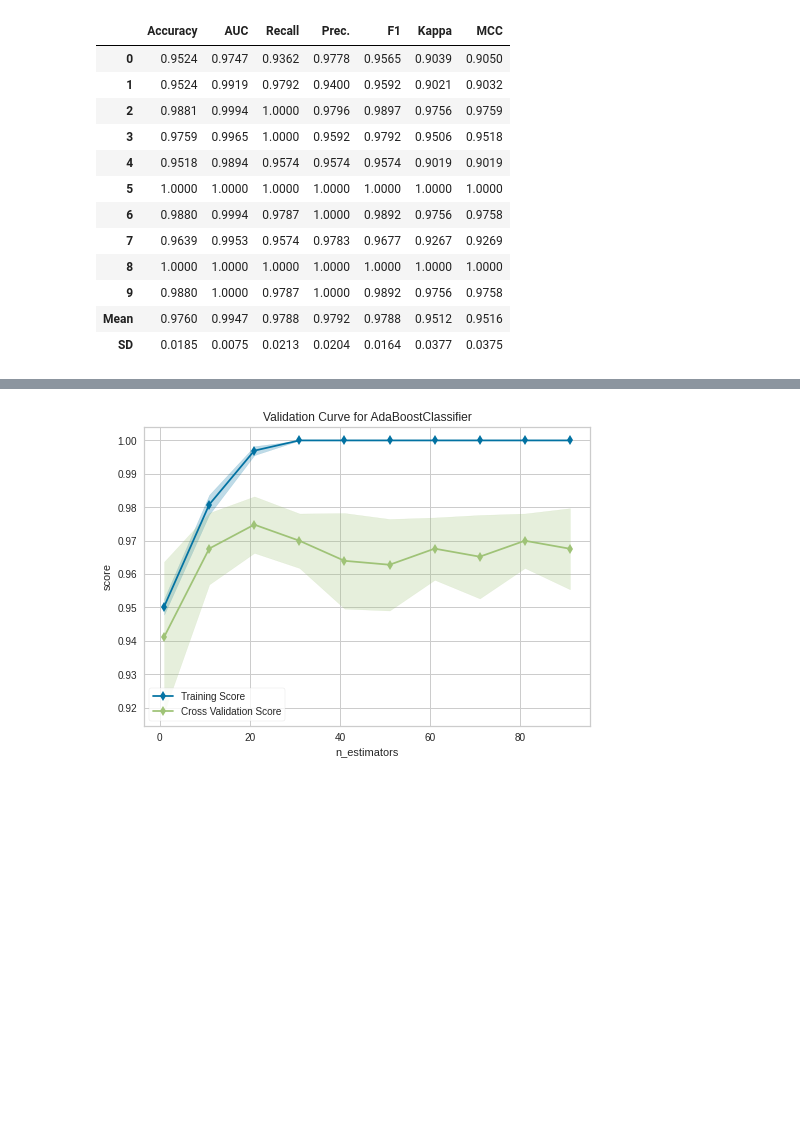
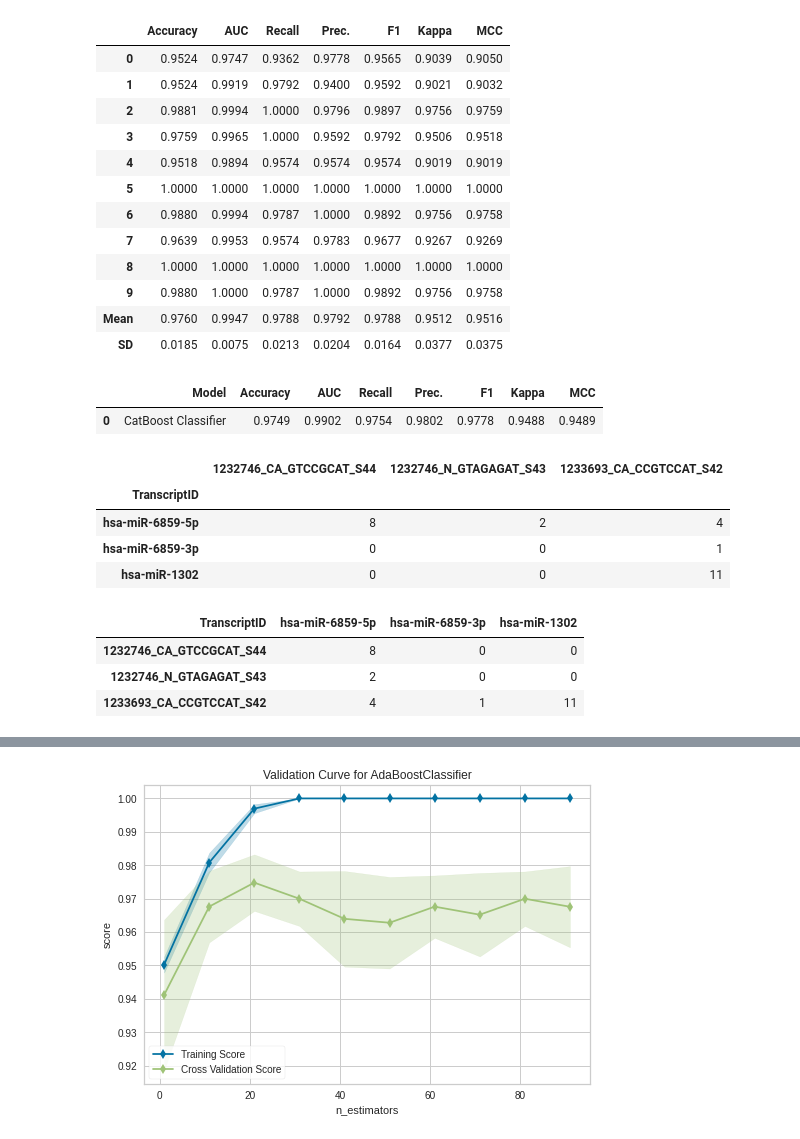
Before and after one commit to breezedu/LUAD_miRNA_BayesianML, a Jupyter notebook: PyCaret/PyCaret_training_prj.ipynb, the cells around one changed output, grey strips where cells are left out. Drawn from its saved outputs; the diff is of its cells as text; code cells hidden in the pictures; blank space fills up the shorter version.

```diff
--- a/PyCaret/PyCaret_training_prj.ipynb
+++ b/PyCaret/PyCaret_training_prj.ipynb
@@ -411,7 +411,29 @@ catboost = create_model('catboost')
 
 # predict on holdout set (when no data is passed)
 pred_holdout = predict_model(catboost)
-
-# predict on new dataset
-new_data = pd.read_csv('new-data.csv')
-pred_new = predict_model(catboost, data = new_data)
+# %% [output]
+|  | Model | Accuracy | AUC | Recall | Prec. | F1 | Kappa | MCC |
+| 0 | CatBoost Classifier | 0.9749 | 0.9902 | 0.9754 | 0.9802 | 0.9778 | 0.9488 | 0.9489 |
+# %%
+# predict on new dataset
+new_data = pd.read_csv('/scratch/PyCaret/Counts/ClinicalPatients_0110_miRNA.Transcript_Count.txt', sep = '\t')
+new_data_design = pd.read_csv('/scratch/PyCaret/Counts/ClinicalPatients_0110_miRNA.Transcript_Count_Design.txt', sep = '\t')
+# %%
+new_data.iloc[0:3, 0:3]
+
+new_data.set_index('TranscriptID', inplace=True)
+new_data.iloc[0:3, 0:3]
+# %% [output]
+|  | 1232746_CA_GTCCGCAT_S44 | 1232746_N_GTAGAGAT_S43 | 1233693_CA_CCGTCCAT_S42 |
+| TranscriptID |  |  |  |
+| hsa-miR-6859-5p | 8 | 2 | 4 |
+| hsa-miR-6859-3p | 0 | 0 | 1 |
+| hsa-miR-1302 | 0 | 0 | 11 |
+# %%
+new_data = new_data.T
+new_data.iloc[0:3, 0:3]
+# %% [output]
+| TranscriptID | hsa-miR-6859-5p | hsa-miR-6859-3p | hsa-miR-1302 |
+| 1232746_CA_GTCCGCAT_S44 | 8 | 0 | 0 |
+| 1232746_N_GTAGAGAT_S43 | 2 | 0 | 0 |
+| 1233693_CA_CCGTCCAT_S42 | 4 | 1 | 11 |
```
Also changed, not shown: parts of 9 cells of this notebook.
